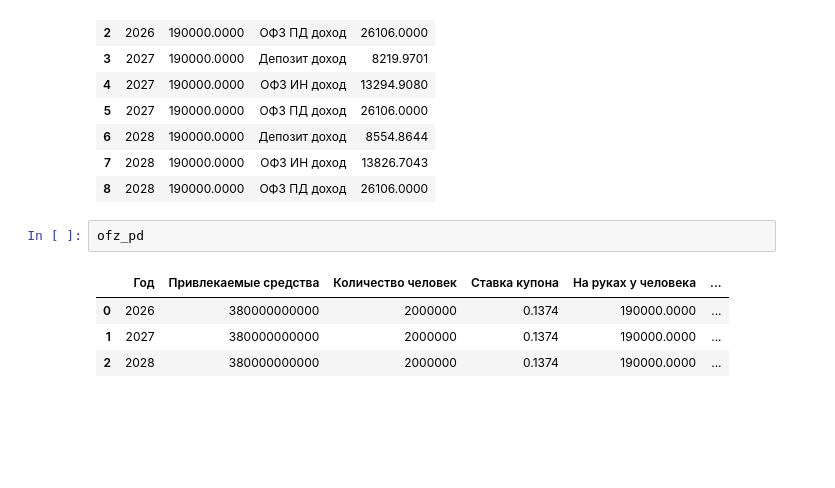
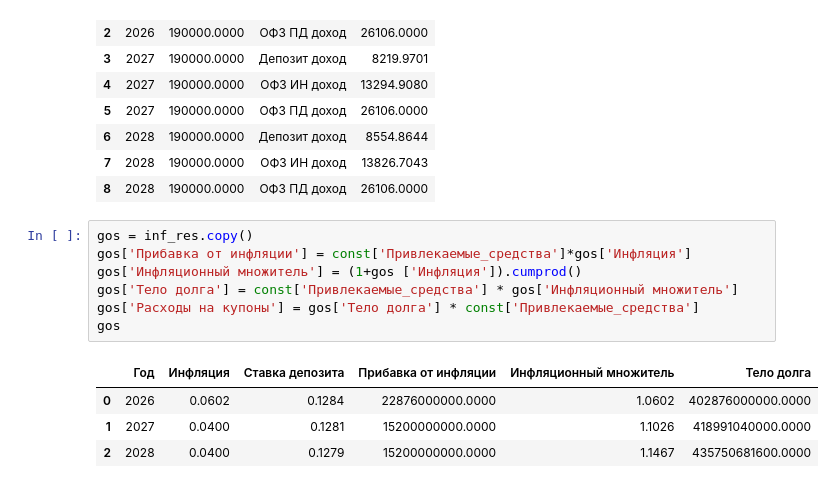
Before and after one commit to DOC8048/ofz-in-l, a Jupyter notebook: ОФЗ ИН (л).ipynb, the cells around one changed output. Saved outputs shown, nothing was run; the diff lists cells and outputs as text; blank space fills up the shorter version.

Commit message:
work has begun on the final table

```diff
--- a/ОФЗ ИН (л).ipynb
+++ b/ОФЗ ИН (л).ipynb
@@ -484,9 +484,14 @@ df_long
 | 7 | 2028 | 190000.0000 | ОФЗ ИН доход | 13826.7043 |
 | 8 | 2028 | 190000.0000 | ОФЗ ПД доход | 26106.0000 |
 # %%
-ofz_pd
+gos = inf_res.copy()
+gos['Прибавка от инфляции'] = const['Привлекаемые_средства']*gos['Инфляция']
+gos['Инфляционный множитель'] = (1+gos ['Инфляция']).cumprod()
+gos['Тело долга'] = const['Привлекаемые_средства'] * gos['Инфляционный множитель']
+gos['Расходы на купоны'] = gos['Тело долга'] * const['Привлекаемые_средства']
+gos
 # %% [output]
-|  | Год | Привлекаемые средства | Количество человек | Ставка купона | На руках у человека | ... |
-| 0 | 2026 | 380000000000 | 2000000 | 0.1374 | 190000.0000 | ... |
-| 1 | 2027 | 380000000000 | 2000000 | 0.1374 | 190000.0000 | ... |
-| 2 | 2028 | 380000000000 | 2000000 | 0.1374 | 190000.0000 | ... |
+|  | Год | Инфляция | Ставка депозита | Прибавка от инфляции | Инфляционный множитель | Тело долга |
+| 0 | 2026 | 0.0602 | 0.1284 | 22876000000.0000 | 1.0602 | 402876000000.0000 |
+| 1 | 2027 | 0.0400 | 0.1281 | 15200000000.0000 | 1.1026 | 418991040000.0000 |
+| 2 | 2028 | 0.0400 | 0.1279 | 15200000000.0000 | 1.1467 | 435750681600.0000 |
```
Also changed, not shown: parts of 2 cells of this notebook.
